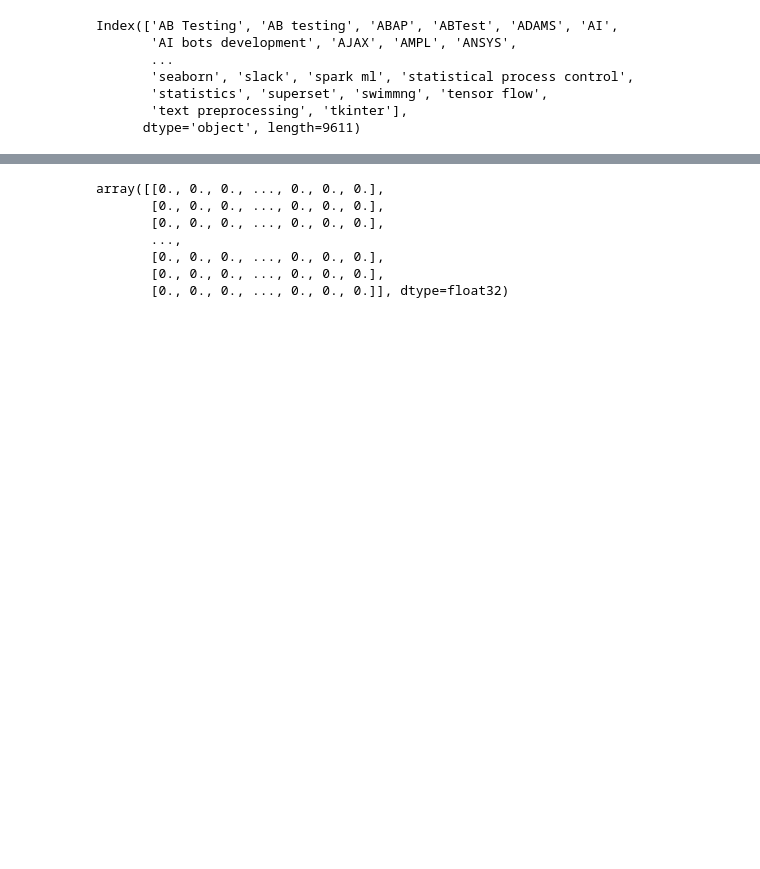
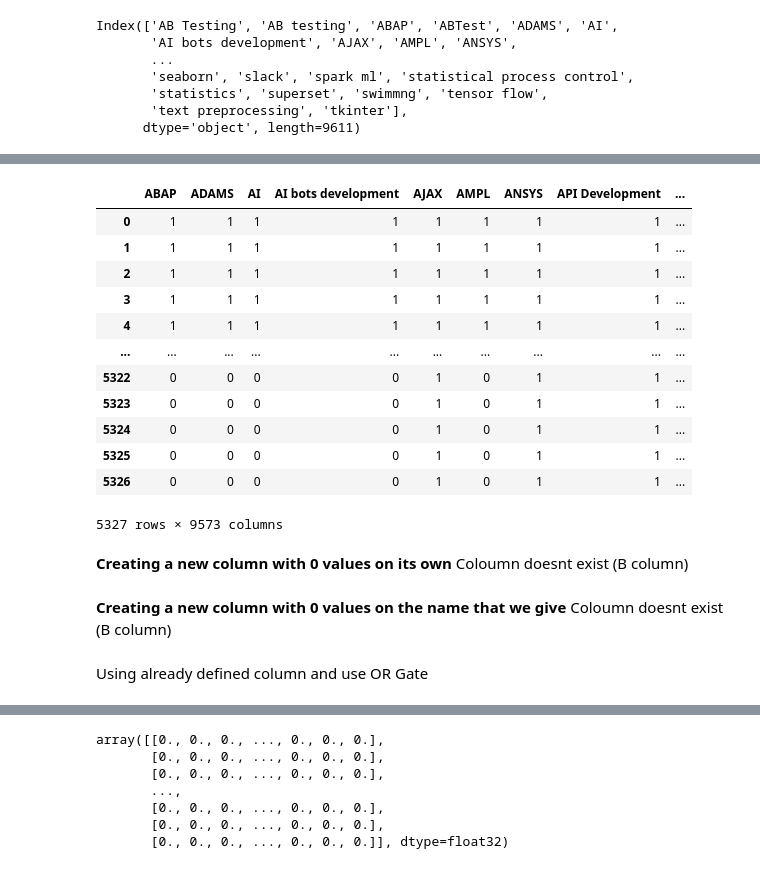
Before and after one commit to farookfazni/AI-to-Predict-Career-Path, a Jupyter notebook: 2ndMoedl.ipynb, the cells around one changed output, grey strips where cells are left out. Saved outputs shown, nothing was run; the diff lists cells and outputs as text; code cells hidden in the pictures; blank space fills up the shorter version.

```diff
--- a/2ndMoedl.ipynb
+++ b/2ndMoedl.ipynb
@@ -104,0 +145,3 @@ Index(['AB Testing', 'AB testing', 'ABAP', 'ABTest', 'ADAMS', 'AI',
+# %%
+filter_col = [col for col in y if col.startswith('AWS')]
+filter_col
@@ -104,0 +166,5 @@ Index(['AB Testing', 'AB testing', 'ABAP', 'ABTest', 'ADAMS', 'AI',
+# %%
+for colm in filter_col:
+  y['AWS_'] = y['AWS'] | y[colm]
+
+y['AWS_']
@@ -104,0 +184,20 @@ Index(['AB Testing', 'AB testing', 'ABAP', 'ABTest', 'ADAMS', 'AI',
+# %%
+y = y.drop(labels=filter_col, axis=1)
+y
+# %% [output]
+|  | ABAP | ADAMS | AI | AI bots development | AJAX | AMPL | ANSYS | API Development | ... |
+| 0 | 1 | 1 | 1 | 1 | 1 | 1 | 1 | 1 | ... |
+| 1 | 1 | 1 | 1 | 1 | 1 | 1 | 1 | 1 | ... |
+| 2 | 1 | 1 | 1 | 1 | 1 | 1 | 1 | 1 | ... |
+| 3 | 1 | 1 | 1 | 1 | 1 | 1 | 1 | 1 | ... |
+| 4 | 1 | 1 | 1 | 1 | 1 | 1 | 1 | 1 | ... |
+| ... | ... | ... | ... | ... | ... | ... | ... | ... | ... |
+| 5322 | 0 | 0 | 0 | 0 | 1 | 0 | 1 | 1 | ... |
+| 5323 | 0 | 0 | 0 | 0 | 1 | 0 | 1 | 1 | ... |
+| 5324 | 0 | 0 | 0 | 0 | 1 | 0 | 1 | 1 | ... |
+| 5325 | 0 | 0 | 0 | 0 | 1 | 0 | 1 | 1 | ... |
+| 5326 | 0 | 0 | 0 | 0 | 1 | 0 | 1 | 1 | ... |
+5327 rows × 9573 columns
+# %% [markdown]
+**Creating a new column with 0 values on its own**
+Coloumn doesnt exist (B column)
@@ -104,0 +212,2 @@ Index(['AB Testing', 'AB testing', 'ABAP', 'ABTest', 'ADAMS', 'AI',
+# %% [markdown]
+**Creating a new column with 0 values on the name that we give** Coloumn doesnt exist (B column)
@@ -104,0 +222,2 @@ Index(['AB Testing', 'AB testing', 'ABAP', 'ABTest', 'ADAMS', 'AI',
+# %% [markdown]
+Using already defined column and use OR Gate
```
Also changed, not shown: parts of 75 cells of this notebook.
